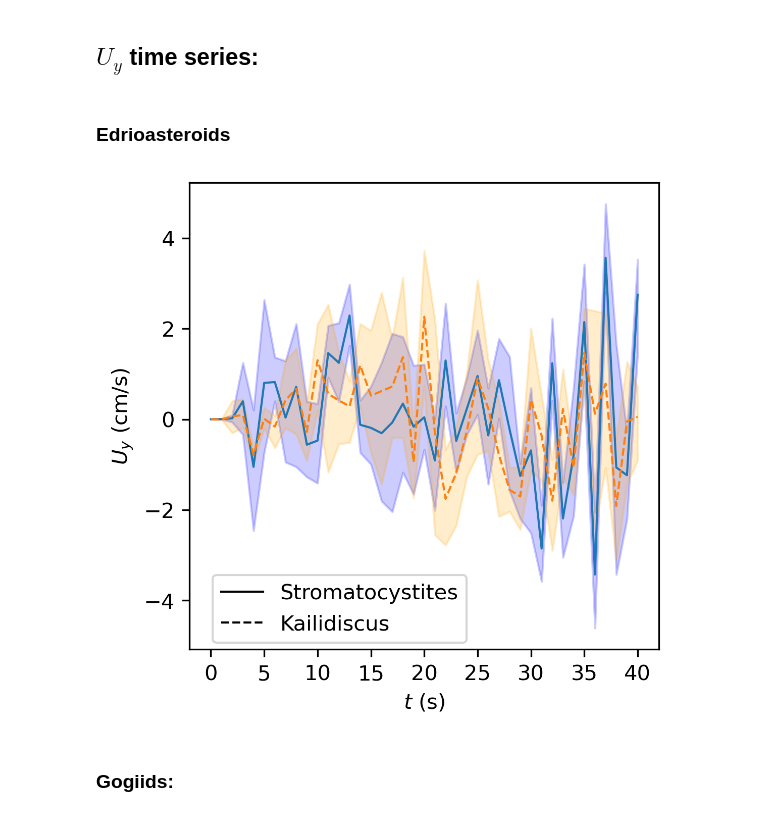
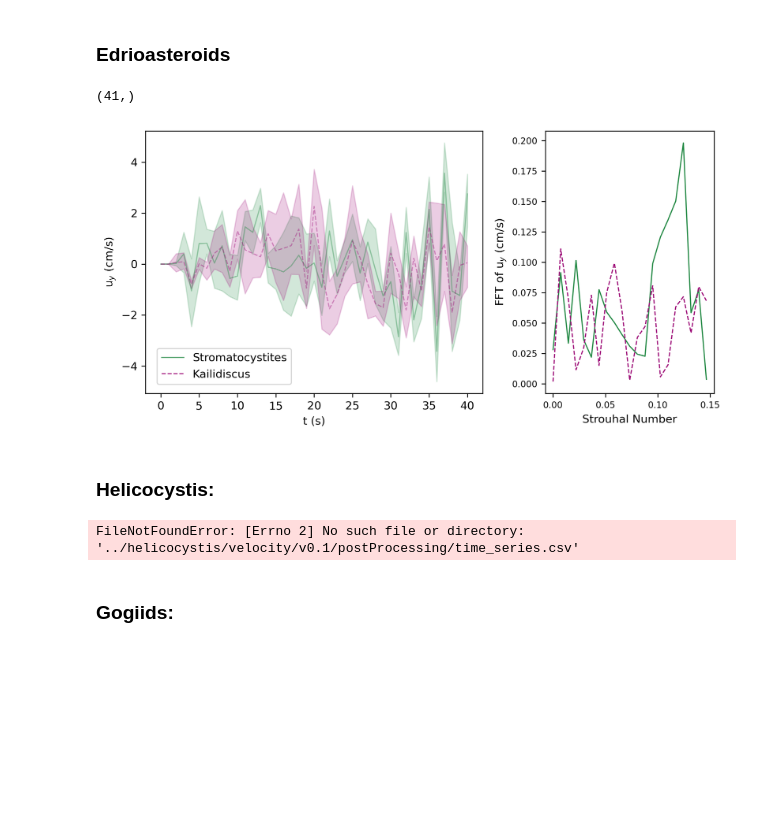
Before and after one commit to jwm212/spirals, a Jupyter notebook: analysis/time_series_analysis.ipynb, the cells around one changed output. Saved outputs shown, nothing was run; the diff lists cells and outputs as text; code cells hidden in the pictures; blank space fills up the shorter version.

```diff
--- a/analysis/time_series_analysis.ipynb
+++ b/analysis/time_series_analysis.ipynb
@@ -7,6 +13,4 @@ import matplotlib.pyplot as plt
 from matplotlib.lines import Line2D
 import csv
 import gc
-# %% [markdown]
-## $U_y$ time series:
 # %%
@@ -61,27 +119,23 @@ data_kaili = U_read(dir2 + file)
-# %%
-fig = plt.figure(dpi=300)
-fig.set_size_inches(4, 4)
-plt.plot(t, data_stromat[2], linewidth=1,  label='stromatocystites')
-plt.plot(t, data_kaili[2], linestyle = '--', linewidth=1, label='kailidiscus')
-plt.fill_between(t, data_stromat[5], data_stromat[6], color='blue', alpha=0.2)
-plt.fill_between(t, data_kaili[5], data_kaili[6], color='orange', alpha=0.2)
-plt.ylabel(r'$U_y$ (cm/s)')
-plt.xlabel(r'$t$ (s)')
-plt.gca().xaxis.set_major_locator(plt.MaxNLocator(integer=True))
-
-# create custom linestyle legend entries
-solid_handle = Line2D([0], [0], color='k', linestyle='-', linewidth=1)
-dashed_handle = Line2D([0], [0], color='k', linestyle='--', linewidth=1)
-
-fig.legend(
-    [solid_handle, dashed_handle],
-    ['Stromatocystites', 'Kailidiscus'],
-    loc=1,
-    bbox_to_anchor=(0.6, 0.25),
-)
-
-plt.savefig('Uy_time_series_edrioasteroids.pdf', bbox_inches='tight')
-# %% [output]
-[figure, removed]
+# %%
+time_series_stromat = U_read('stromatocystites', 'time_series.csv')
+time_series_kaili = U_read('kailidiscus', 'time_series.csv')
+FFT_stromat = FFT_read('stromatocystites', 'FFT.csv', 0.03)
+FFT_kaili = FFT_read('kailidiscus', 'FFT.csv', 0.03)
+plot('Stromatocystites', 'Kailidiscus', time_series_stromat, time_series_kaili, FFT_stromat, FFT_kaili)
+plt.savefig('time_series_edrioasteroids.pdf', dpi=300)
+# %% [output]
+(41,)
+[figure, added]
+# %% [markdown]
+### Helicocystis:
+# %%
+time_series_helico = U_read('helicocystis', 'time_series.csv')
+time_series_helico_straight = U_read('helicocystis_straight', 'time_series.csv')
+FFT_helico = FFT_read('helicocystis', 'FFT.csv', 0.03)
+FFT_helico_straight = FFT_read('helicocystis_straight', 'FFT.csv', 0.03)
+plot('Helicocystis', 'Helicocystis_straight', time_series_helico, time_series_helico_straight, FFT_helico, FFT_helico_straight)
+plt.savefig('time_series_helicocystis.pdf', dpi=300)
+# %% [output]
+FileNotFoundError: [Errno 2] No such file or directory: '../helicocystis/velocity/v0.1/postProcessing/time_series.csv'
 # %% [markdown]
 ### Gogiids:
```
Also changed, not shown: parts of 15 cells of this notebook.
